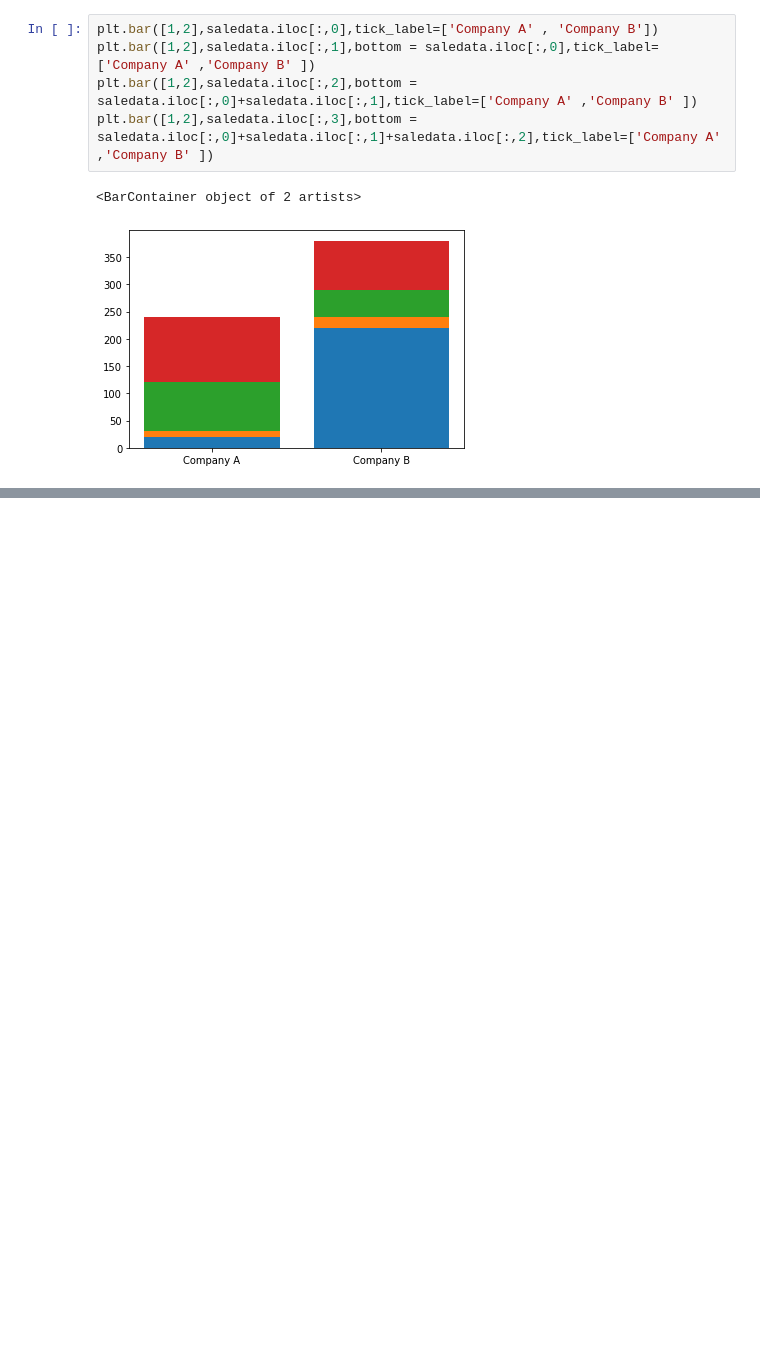
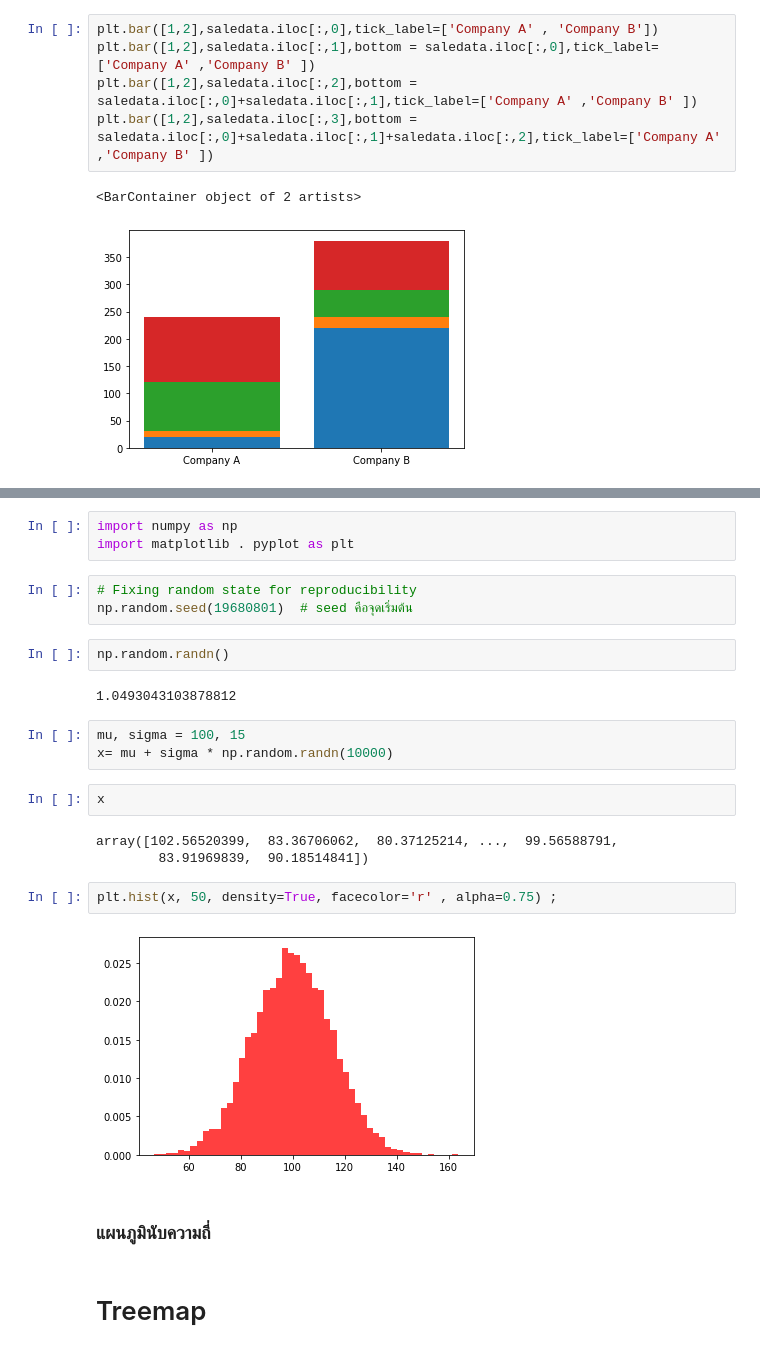
Before and after one commit to Nirachon/python.vizzz, a Jupyter notebook: Visualize_Data_Comparison.ipynb, the cells around one changed output, grey strips where cells are left out. Saved outputs shown, nothing was run; the diff lists cells and outputs as text; blank space fills up the shorter version.

```diff
--- a/Visualize_Data_Comparison.ipynb
+++ b/Visualize_Data_Comparison.ipynb
@@ -107,0 +112,26 @@ plt.bar([1,2],saledata.iloc[:,3],bottom = saledata.iloc[:,0]+saledata.iloc[:,1]+
+# %%
+import numpy as np
+import matplotlib . pyplot as plt
+# %%
+# Fixing random state for reproducibility
+np.random.seed(19680801)  # seed คือจุดเริ่มต้น
+# %%
+np.random.randn()
+# %% [output]
+1.0493043103878812
+# %%
+mu, sigma = 100, 15
+x= mu + sigma * np.random.randn(10000)
+# %%
+x
+# %% [output]
+array([102.56520399,  83.36706062,  80.37125214, ...,  99.56588791,
+        83.91969839,  90.18514841])
+# %%
+plt.hist(x, 50, density=True, facecolor='r' , alpha=0.75) ;
+# %% [output]
+[figure, added]
+# %% [markdown]
+### แผนภูมินับความถี่
+# %% [markdown]
+# Treemap
```
Also changed, not shown: parts of 25 cells of this notebook.
